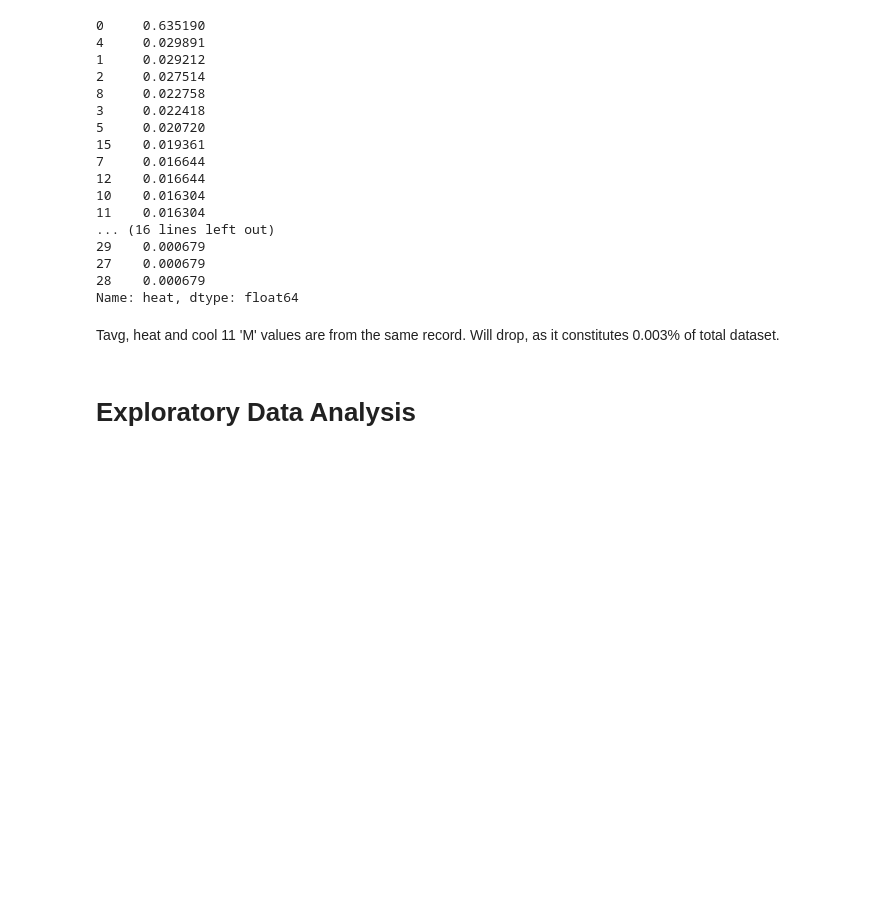
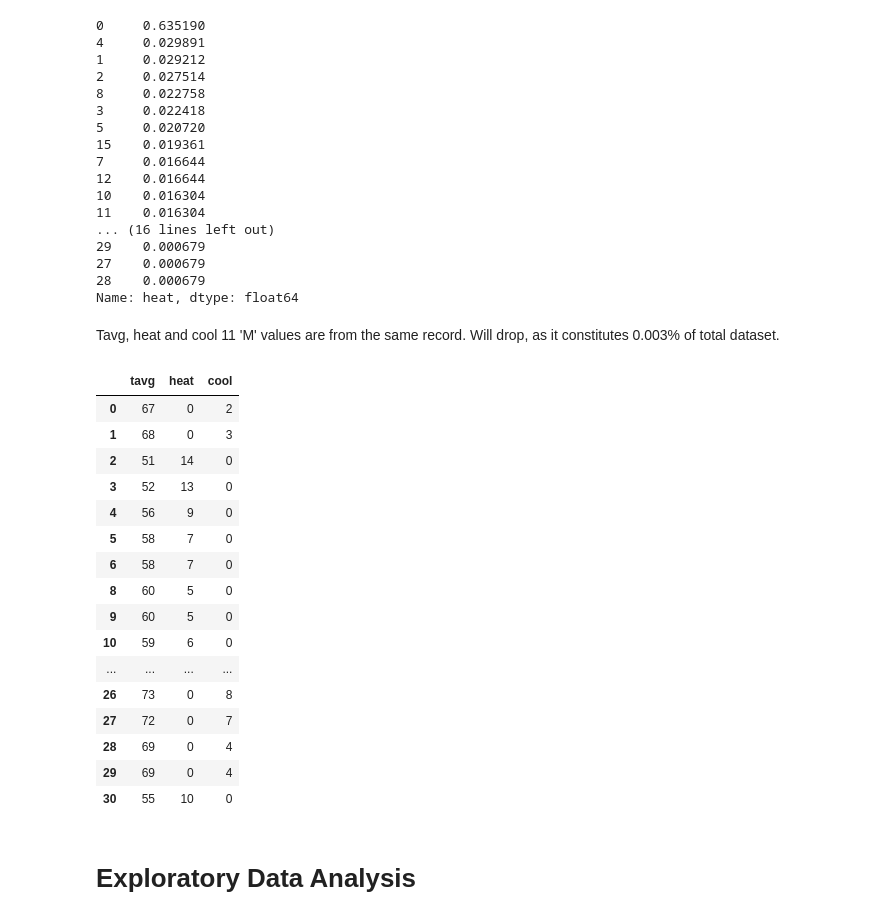
Before and after one commit to kkhalis/project_4, a Jupyter notebook: Project 4 - West Nile Virus Prediction_Khalis.ipynb, the cells around one changed output. Drawn from its saved outputs; the diff is of its cells as text; code cells hidden in the pictures; blank space fills up the shorter version.

```diff
--- a/Project 4 - West Nile Virus Prediction_Khalis.ipynb
+++ b/Project 4 - West Nile Virus Prediction_Khalis.ipynb
@@ -306,3 +306,23 @@ weather = impute_data(weather, 'avgspeed')
+# %%
+weather.loc[:,['tavg','heat','cool']].head(30)
+# %% [output]
+|  | tavg | heat | cool |
+| 0 | 67 | 0 | 2 |
+| 1 | 68 | 0 | 3 |
+| 2 | 51 | 14 | 0 |
+| 3 | 52 | 13 | 0 |
+| 4 | 56 | 9 | 0 |
+| 5 | 58 | 7 | 0 |
+| 6 | 58 | 7 | 0 |
+| 8 | 60 | 5 | 0 |
+| 9 | 60 | 5 | 0 |
+| 10 | 59 | 6 | 0 |
+| ... | ... | ... | ... |
+| 26 | 73 | 0 | 8 |
+| 27 | 72 | 0 | 7 |
+| 28 | 69 | 0 | 4 |
+| 29 | 69 | 0 | 4 |
+| 30 | 55 | 10 | 0 |
 # %% [markdown]
 # Exploratory Data Analysis
 # %% [markdown]
```
Also changed, not shown: parts of 9 cells of this notebook.
